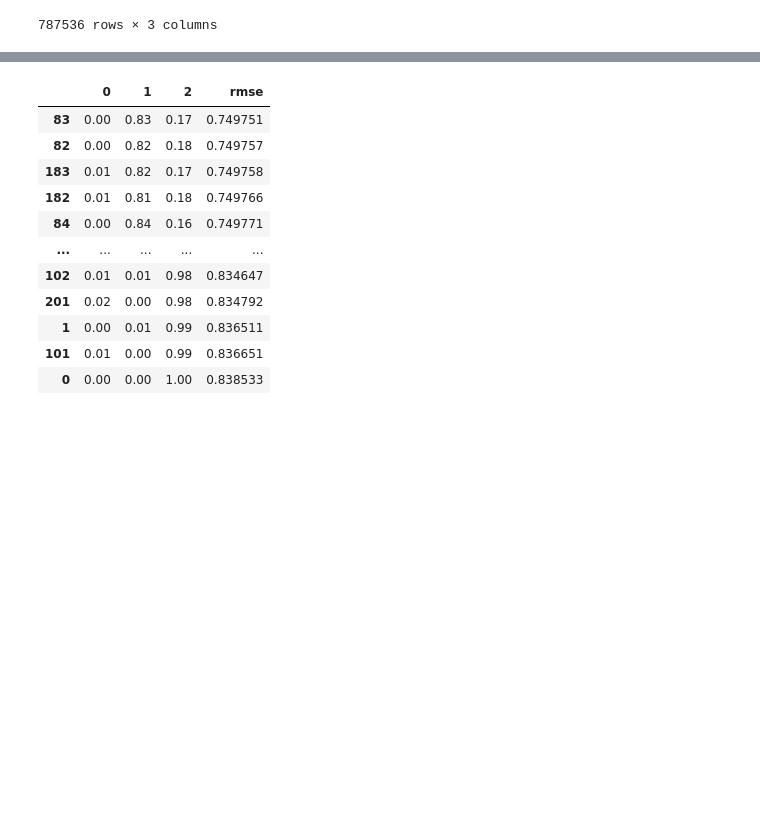
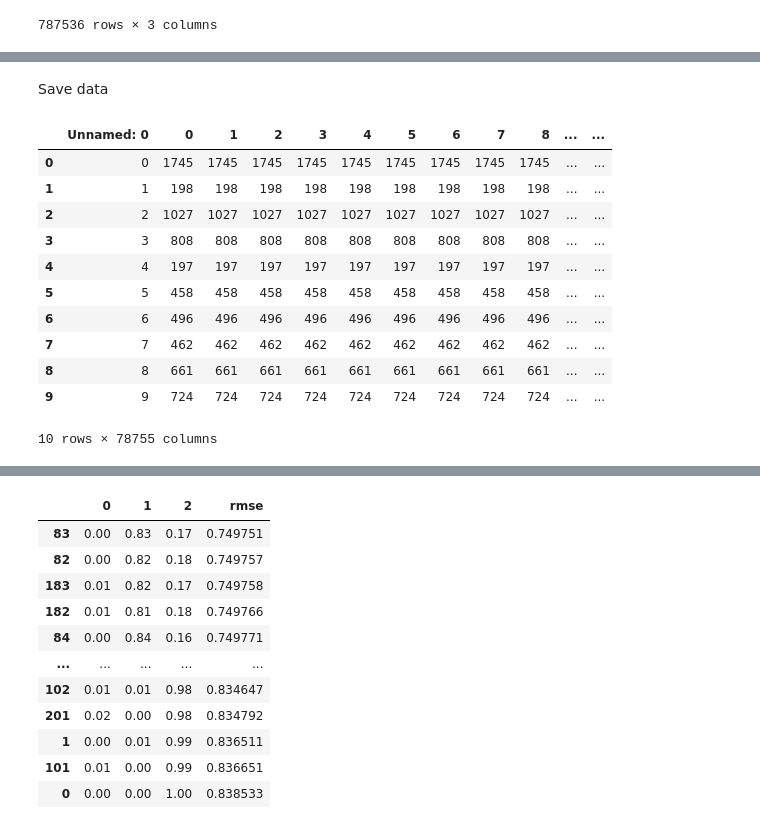
Before and after one commit to yuayixio/MovieRatingPredictor, a Jupyter notebook: notebooks/Model_Combination.ipynb, the cells around one changed output, grey strips where cells are left out. Cells and saved outputs as stored; diff of their text form; code cells hidden in the pictures; blank space fills up the shorter version.

```diff
--- a/notebooks/Model_Combination.ipynb
+++ b/notebooks/Model_Combination.ipynb
@@ -224,0 +226,2 @@ Iteration finished:  5
+# %% [markdown]
+Save data
@@ -224,0 +237,16 @@ Iteration finished:  5
+# %%
+numbers = pd.read_csv('number_ratings.csv')
+numbers
+# %% [output]
+|  | Unnamed: 0 | 0 | 1 | 2 | 3 | 4 | 5 | 6 | 7 | 8 | ... | ... |
+| 0 | 0 | 1745 | 1745 | 1745 | 1745 | 1745 | 1745 | 1745 | 1745 | 1745 | ... | ... |
+| 1 | 1 | 198 | 198 | 198 | 198 | 198 | 198 | 198 | 198 | 198 | ... | ... |
+| 2 | 2 | 1027 | 1027 | 1027 | 1027 | 1027 | 1027 | 1027 | 1027 | 1027 | ... | ... |
+| 3 | 3 | 808 | 808 | 808 | 808 | 808 | 808 | 808 | 808 | 808 | ... | ... |
+| 4 | 4 | 197 | 197 | 197 | 197 | 197 | 197 | 197 | 197 | 197 | ... | ... |
+| 5 | 5 | 458 | 458 | 458 | 458 | 458 | 458 | 458 | 458 | 458 | ... | ... |
+| 6 | 6 | 496 | 496 | 496 | 496 | 496 | 496 | 496 | 496 | 496 | ... | ... |
+| 7 | 7 | 462 | 462 | 462 | 462 | 462 | 462 | 462 | 462 | 462 | ... | ... |
+| 8 | 8 | 661 | 661 | 661 | 661 | 661 | 661 | 661 | 661 | 661 | ... | ... |
+| 9 | 9 | 724 | 724 | 724 | 724 | 724 | 724 | 724 | 724 | 724 | ... | ... |
+10 rows × 78755 columns
```
Also changed, not shown: parts of 25 cells of this notebook, 12 other files.
